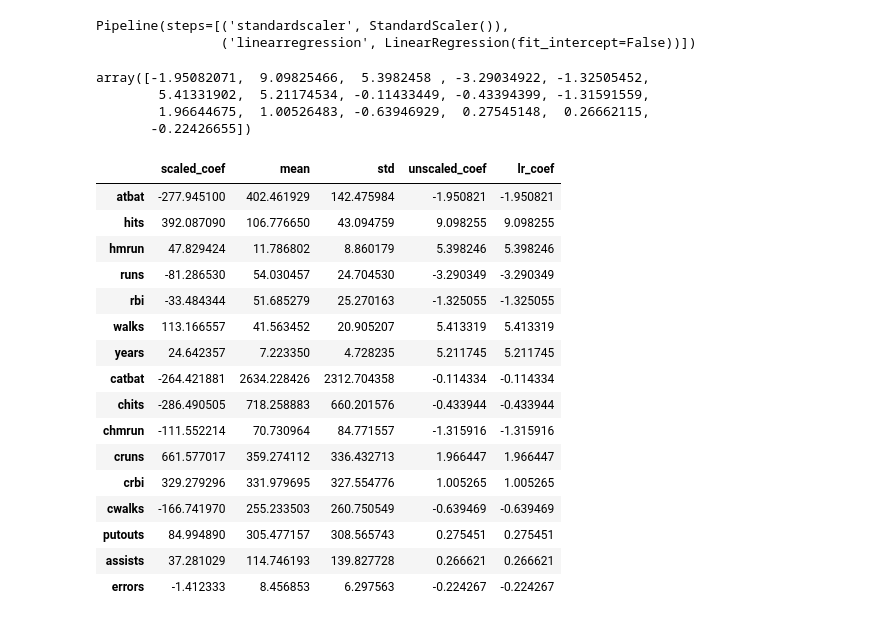
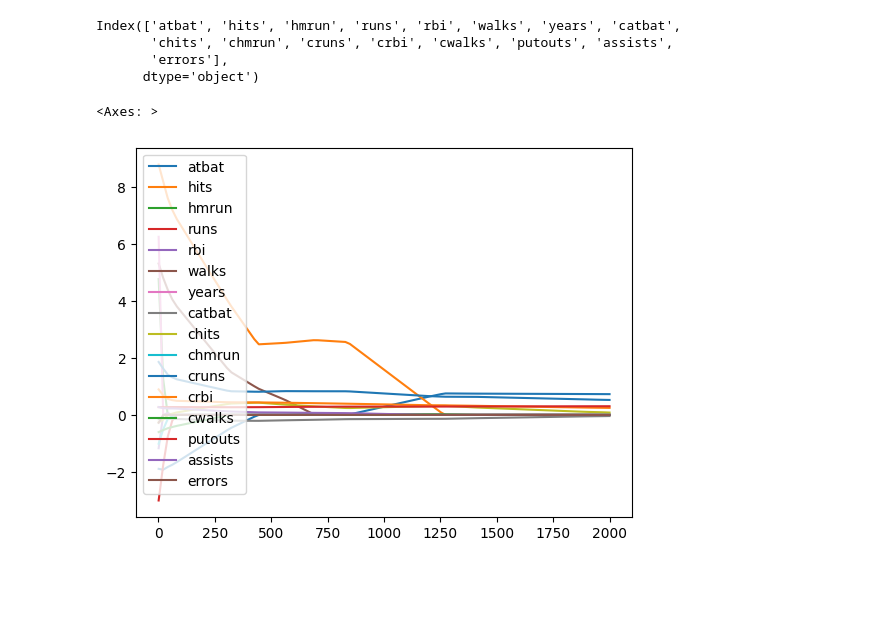
Before and after one commit to edkrueger/eco395m-ml, a Jupyter notebook: class_exercises/regression-hitters/3-ridge.ipynb, the cells around one changed output. Saved outputs shown, nothing was run; the diff lists cells and outputs as text; code cells hidden in the pictures; blank space fills up the shorter version.

```diff
--- a/class_exercises/regression-hitters/3-ridge.ipynb
+++ b/class_exercises/regression-hitters/3-ridge.ipynb
@@ -18,13 +14,0 @@ model_scale = make_pipeline(StandardScaler(), LinearRegression(fit_intercept=Fal
-# %%
-model_no_scale.fit(X_train, y_train)
-model_scale.fit(X_train, y_train)
-# %% [output]
-Pipeline(steps=[('standardscaler', StandardScaler()),
-                ('linearregression', LinearRegression(fit_intercept=False))])
-# %%
-model_no_scale.coef_
-# %% [output]
-array([-1.95082071,  9.09825466,  5.3982458 , -3.29034922, -1.32505452,
-        5.41331902,  5.21174534, -0.11433449, -0.43394399, -1.31591559,
-        1.96644675,  1.00526483, -0.63946929,  0.27545148,  0.26662115,
-       -0.22426655])
@@ -38,20 +15,19 @@ unscaled_coef = (scaled_coef / std)
-# %%
-pd.DataFrame(index=X.columns, data={"scaled_coef": scaled_coef, "mean": mean, "std": std, "unscaled_coef": unscaled_coef, "lr_coef": lr_coef})
-# %% [output]
-|  | scaled_coef | mean | std | unscaled_coef | lr_coef |
-| atbat | -277.945100 | 402.461929 | 142.475984 | -1.950821 | -1.950821 |
-| hits | 392.087090 | 106.776650 | 43.094759 | 9.098255 | 9.098255 |
-| hmrun | 47.829424 | 11.786802 | 8.860179 | 5.398246 | 5.398246 |
-| runs | -81.286530 | 54.030457 | 24.704530 | -3.290349 | -3.290349 |
-| rbi | -33.484344 | 51.685279 | 25.270163 | -1.325055 | -1.325055 |
-| walks | 113.166557 | 41.563452 | 20.905207 | 5.413319 | 5.413319 |
-| years | 24.642357 | 7.223350 | 4.728235 | 5.211745 | 5.211745 |
-| catbat | -264.421881 | 2634.228426 | 2312.704358 | -0.114334 | -0.114334 |
-| chits | -286.490505 | 718.258883 | 660.201576 | -0.433944 | -0.433944 |
-| chmrun | -111.552214 | 70.730964 | 84.771557 | -1.315916 | -1.315916 |
-| cruns | 661.577017 | 359.274112 | 336.432713 | 1.966447 | 1.966447 |
-| crbi | 329.279296 | 331.979695 | 327.554776 | 1.005265 | 1.005265 |
-| cwalks | -166.741970 | 255.233503 | 260.750549 | -0.639469 | -0.639469 |
-| putouts | 84.994890 | 305.477157 | 308.565743 | 0.275451 | 0.275451 |
-| assists | 37.281029 | 114.746193 | 139.827728 | 0.266621 | 0.266621 |
-| errors | -1.412333 | 8.456853 | 6.297563 | -0.224267 | -0.224267 |
+# %%
+alphas = np.linspace(1, 2000, 100)
+coefs = []
+for alpha in alphas:
+    model = Lasso(alpha=alpha)
+    model.fit(X_train, y_train)
+    coefs.append(model.coef_)
+# %%
+X_train.columns
+# %% [output]
+Index(['atbat', 'hits', 'hmrun', 'runs', 'rbi', 'walks', 'years', 'catbat',
+       'chits', 'chmrun', 'cruns', 'crbi', 'cwalks', 'putouts', 'assists',
+       'errors'],
+      dtype='object')
+# %%
+pd.DataFrame(index=alphas, data=coefs, columns=X_train.columns).plot()
+# %% [output]
+<Axes: >
+[figure, added]
```
Also changed, not shown: parts of 3 cells of this notebook, 11 other files.
